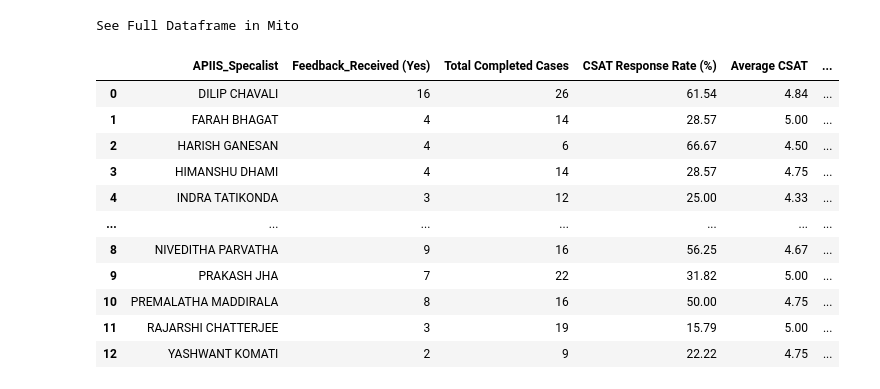
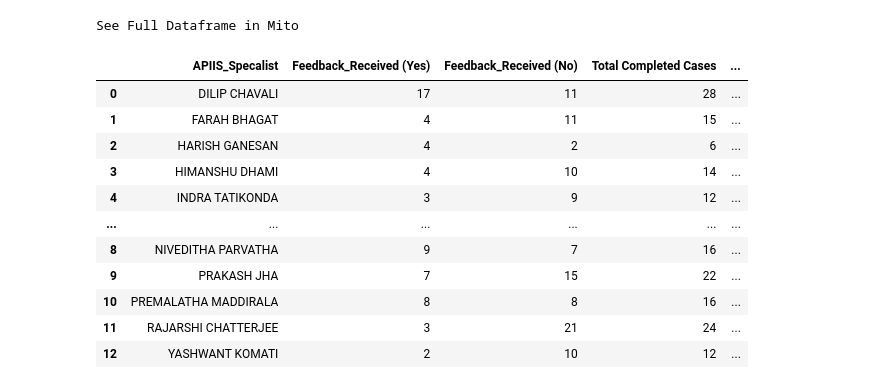
Before and after one commit to yashkomati/APIIS-CSAT-UI, a Jupyter notebook: csat.ipynb, the cells around one changed output. Saved outputs shown, nothing was run; the diff lists cells and outputs as text; code cells hidden in the pictures.

```diff
--- a/csat.ipynb
+++ b/csat.ipynb
@@ -316,6 +316,7 @@ look_up = pd.merge(astro_completed,merged_mod[['Key','SPOC','Average CSAT']], on
 # compares owner = spoc, if yes, makes its Feedback 'Yes'. Else: 'No'
 look_up.loc[look_up['owner']== look_up['SPOC'], 'Feedback_Received'] = 'Yes'
 look_up.loc[look_up['owner']!= look_up['SPOC'], 'Feedback_Received'] = 'No'
+look_up['status_notes'] = look_up['status_notes'].str.upper()
 look_up = look_up.drop_duplicates(subset=["case_number"], keep='last')
 look_up.to_csv('look_up.csv')
 # %%
@@ -323,7 +324,7 @@ cases_due = look_up[look_up.Feedback_Received == 'No']
 
 cases_due.to_csv('cases_due.csv')
 # %%
-#tmp_df = look_up[look_up['listing_complete_date'].notnull()]
+tmp_df = look_up[look_up['listing_complete_date'].notnull()]
 tmp_df = look_up
 tmp_df = tmp_df[['Feedback_Received','owner','Average CSAT']].copy()
 pivot_table = tmp_df.pivot_table(
@@ -340,45 +341,49 @@ look_up_pivot['Feedback_Received_count_Yes'] = look_up_pivot['Feedback_Received_
 look_up_pivot['Feedback_Received_count_No'] = look_up_pivot['Feedback_Received_count_No'].fillna(0).astype('int')
 # Reordered column Feedback_Received count Yes
 look_up_pivot_columns = [col for col in look_up_pivot.columns if col != 'Feedback_Received_count_Yes']
 look_up_pivot_columns.insert(1, 'Feedback_Received_count_Yes')
 look_up_pivot = look_up_pivot[look_up_pivot_columns]
 # Renamed columns APIIS_Specalist
 look_up_pivot.rename(columns={'owner': 'APIIS_Specalist'}, inplace=True)
 # Renamed columns Feedback_Received (Yes)
 look_up_pivot.rename(columns={'Feedback_Received_count_Yes': 'Feedback_Received (Yes)'}, inplace=True)
 # Renamed columns Feedback_Received (No)
 look_up_pivot.rename(columns={'Feedback_Received_count_No': 'Feedback_Received (No)'}, inplace=True)
 # Added column Total Completed Cases
 look_up_pivot.insert(3, 'Total Completed Cases', 0)
 # Set formula of Total Completed Cases
 look_up_pivot['Total Completed Cases'] = look_up_pivot['Feedback_Received (Yes)'] + look_up_pivot['Feedback_Received (No)']
 # Added column CSAT Response Rate (%)
 look_up_pivot.insert(4, 'CSAT Response Rate (%)', 0)
 # Set formula of CSAT Response Rate (%)
 look_up_pivot['CSAT Response Rate (%)'] = (look_up_pivot['Feedback_Received (Yes)'] / look_up_pivot['Total Completed Cases']) * 100
 # Format the CSAT Response Rate (%) column to have two decimal places
 look_up_pivot['CSAT Response Rate (%)'] = look_up_pivot['CSAT Response Rate (%)'].apply(lambda x: '{:.2f}'.format(x))
 # Added column average csat
 look_up_pivot = look_up_pivot.drop(columns=['Average CSAT_mean_No'])
 look_up_pivot['Average CSAT_mean_Yes'] = look_up_pivot['Average CSAT_mean_Yes'].apply(lambda x: '{:.2f}'.format(x))
 look_up_pivot = look_up_pivot.rename(columns={'Average CSAT_mean_Yes': 'Average CSAT'})
+# Reordered column Feedback Due (No)
+look_up_pivot_columns = [col for col in look_up_pivot.columns if col != 'Feedback_Received (No)']
+look_up_pivot_columns.insert(2, 'Feedback_Received (No)')
+look_up_pivot = look_up_pivot[look_up_pivot_columns]
 # Set formula of CSAT Response Rate (%)
 look_up_pivot.to_csv('CSAT_RR_Pivot.csv')
 look_up_pivot
 # %% [output]
 See Full Dataframe in Mito
-|  | APIIS_Specalist | Feedback_Received (Yes) | Total Completed Cases | CSAT Response Rate (%) | Average CSAT | ... |
-| 0 | DILIP CHAVALI | 16 | 26 | 61.54 | 4.84 | ... |
-| 1 | FARAH BHAGAT | 4 | 14 | 28.57 | 5.00 | ... |
-| 2 | HARISH GANESAN | 4 | 6 | 66.67 | 4.50 | ... |
-| 3 | HIMANSHU DHAMI | 4 | 14 | 28.57 | 4.75 | ... |
-| 4 | INDRA TATIKONDA | 3 | 12 | 25.00 | 4.33 | ... |
-| ... | ... | ... | ... | ... | ... | ... |
-| 8 | NIVEDITHA PARVATHA | 9 | 16 | 56.25 | 4.67 | ... |
-| 9 | PRAKASH JHA | 7 | 22 | 31.82 | 5.00 | ... |
-| 10 | PREMALATHA MADDIRALA | 8 | 16 | 50.00 | 4.75 | ... |
-| 11 | RAJARSHI CHATTERJEE | 3 | 19 | 15.79 | 5.00 | ... |
-| 12 | YASHWANT KOMATI | 2 | 9 | 22.22 | 4.75 | ... |
+|  | APIIS_Specalist | Feedback_Received (Yes) | Feedback_Received (No) | Total Completed Cases | ... |
+| 0 | DILIP CHAVALI | 17 | 11 | 28 | ... |
+| 1 | FARAH BHAGAT | 4 | 11 | 15 | ... |
+| 2 | HARISH GANESAN | 4 | 2 | 6 | ... |
+| 3 | HIMANSHU DHAMI | 4 | 10 | 14 | ... |
+| 4 | INDRA TATIKONDA | 3 | 9 | 12 | ... |
+| ... | ... | ... | ... | ... | ... |
+| 8 | NIVEDITHA PARVATHA | 9 | 7 | 16 | ... |
+| 9 | PRAKASH JHA | 7 | 15 | 22 | ... |
+| 10 | PREMALATHA MADDIRALA | 8 | 8 | 16 | ... |
+| 11 | RAJARSHI CHATTERJEE | 3 | 21 | 24 | ... |
+| 12 | YASHWANT KOMATI | 2 | 10 | 12 | ... |
 # %%
 tmp_df_1 = filtered_astro[['owner', 'status']].copy()
 pivot_table = tmp_df_1.pivot_table(
```
Also changed, not shown: parts of 8 cells of this notebook, 19 other files.
